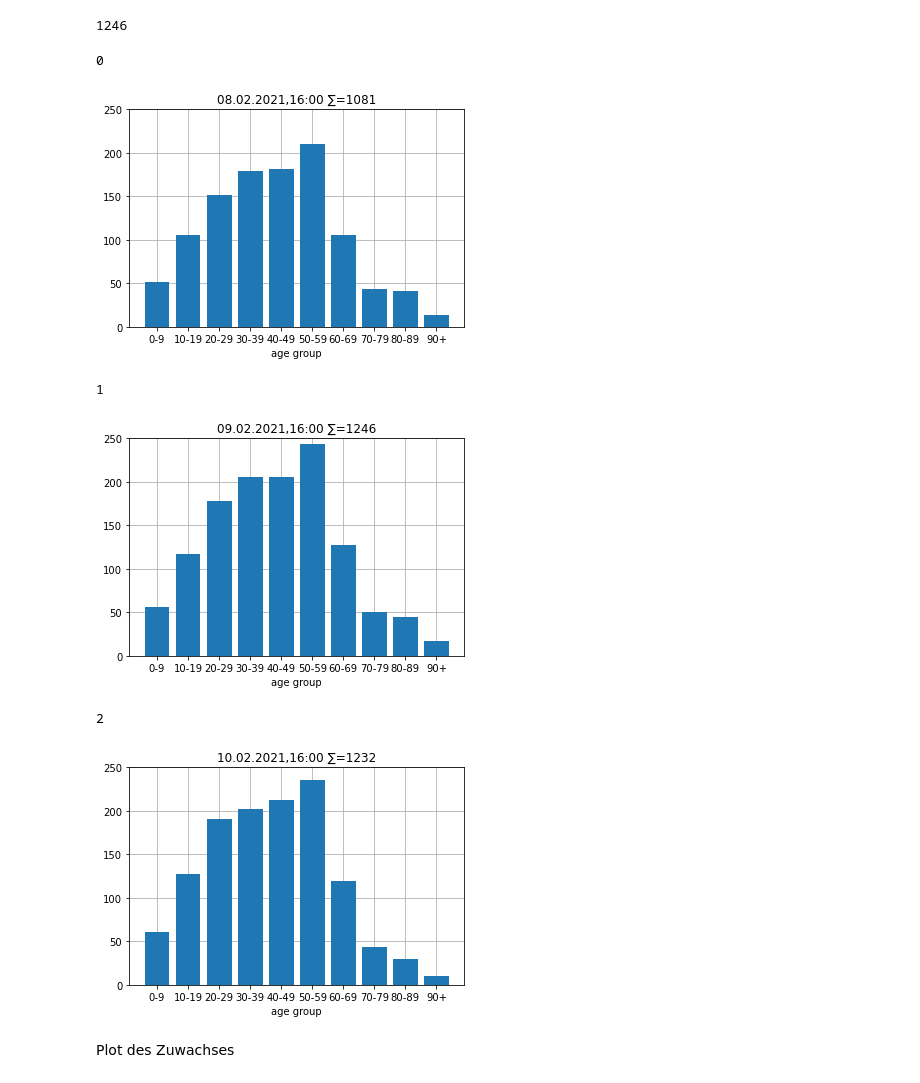
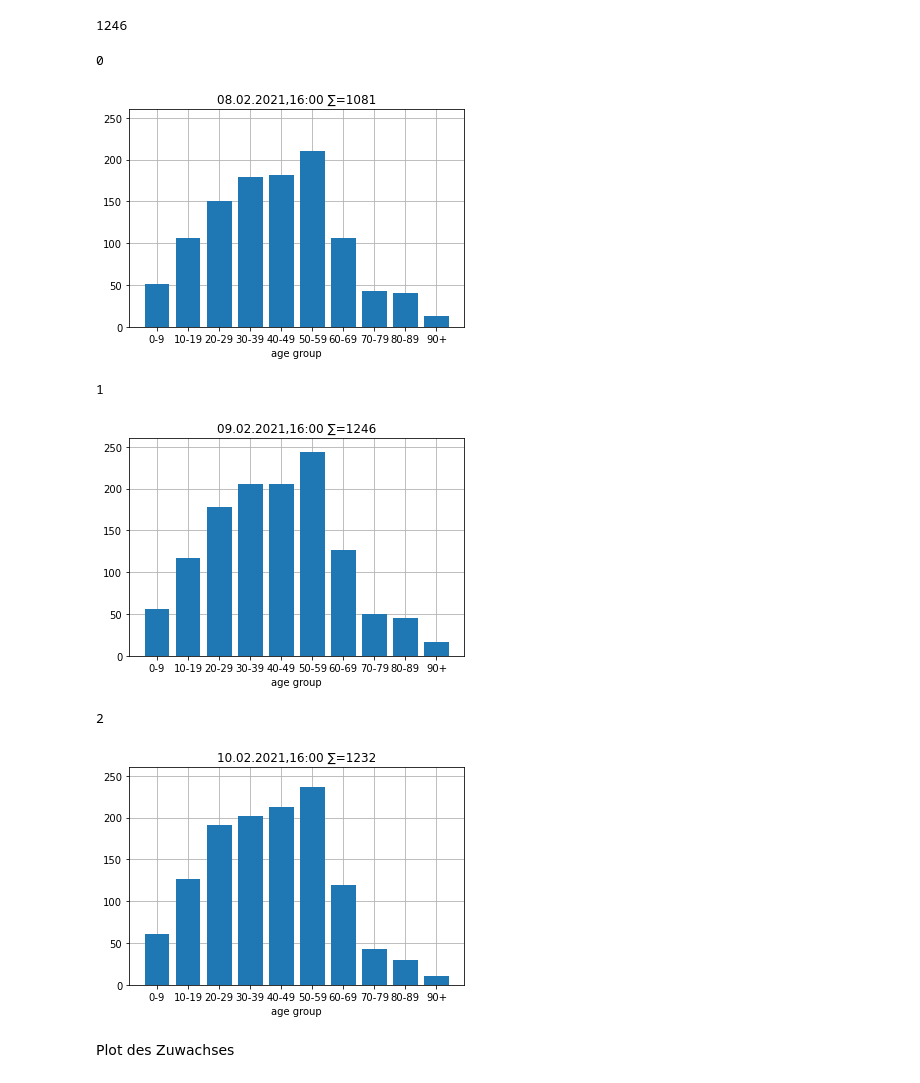
Before and after one commit to hydroclaus/corona_varianten_bw, a Jupyter notebook: new_variants_bw.ipynb, the cells around one changed output. Drawn from its saved outputs; the diff is of its cells as text; code cells hidden in the pictures.

```diff
--- a/new_variants_bw.ipynb
+++ b/new_variants_bw.ipynb
@@ -5,6 +5,8 @@ import numpy as np
 import matplotlib.pylab as plt
 
 import camelot
+# %%
+Y_MAX = 260
 # %%
 data = pd.read_csv("./data/data_corona_varianten.txt",
             infer_datetime_format=True,
@@ -48,23 +50,23 @@ data['sum'][1]
 # %%
 for i in range(data.index[-1]+1):
     print(i)
     cur_height = np.array(data.loc[i][age_groups])
     plt.bar(age_groups,
             height=cur_height,
            zorder=999)
     plt.grid(True)
     plt.xlabel('age group')
-    plt.ylim(0.,250.)
+    plt.ylim(0.,Y_MAX)
     plt.title(data.loc[i][0] + f" ∑={data['sum'][i]}")
     plt.show()
     plt.close()
 # %% [output]
 0
-[figure, old version]
+[figure, new version]
 1
-[figure, old version]
+[figure, new version]
 2
-[figure, old version]
+[figure, new version]
 # %% [markdown]
 Plot des Zuwachses
 # %%
```
Also changed, not shown: parts of 1 cell of this notebook, 1 other file.
